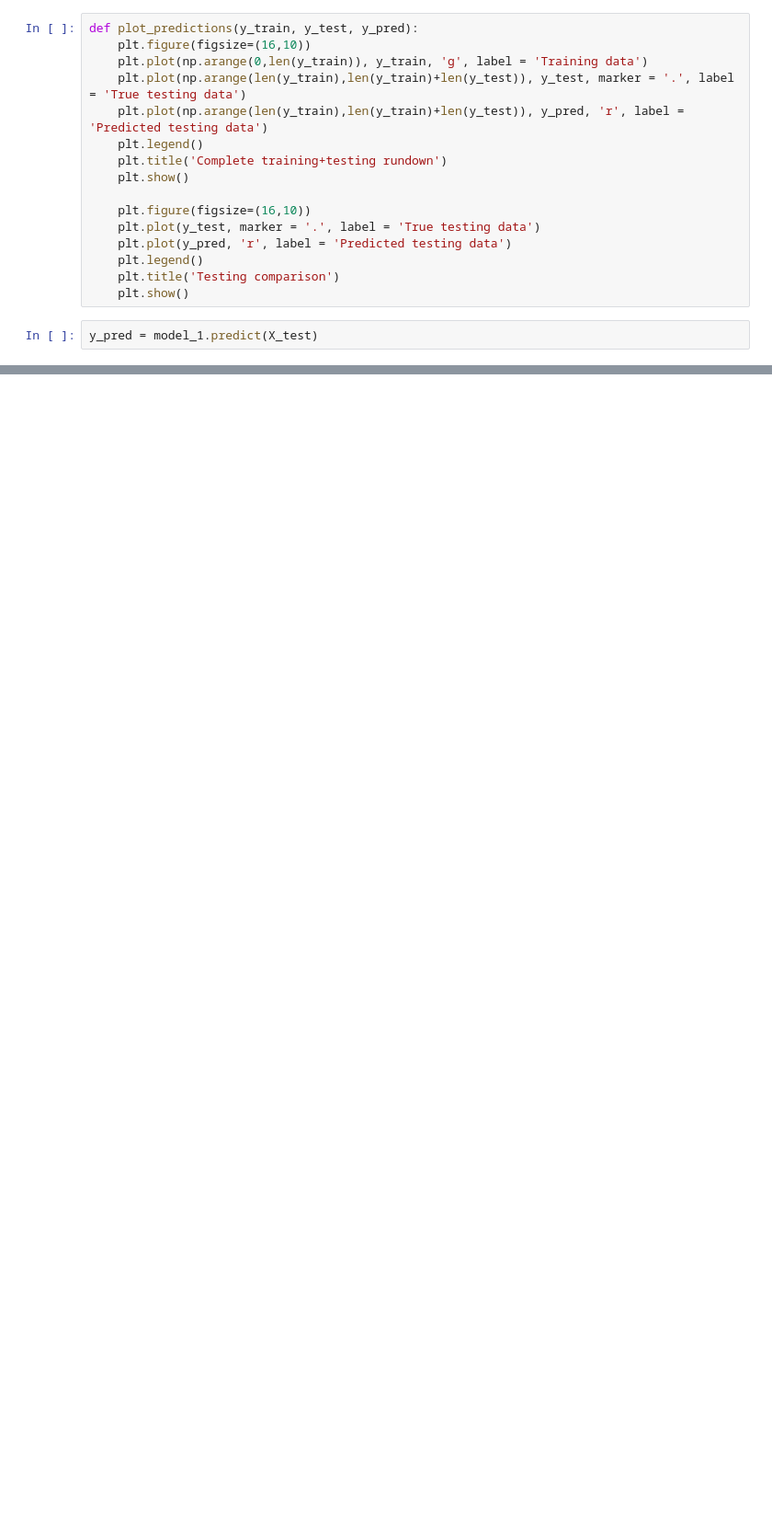
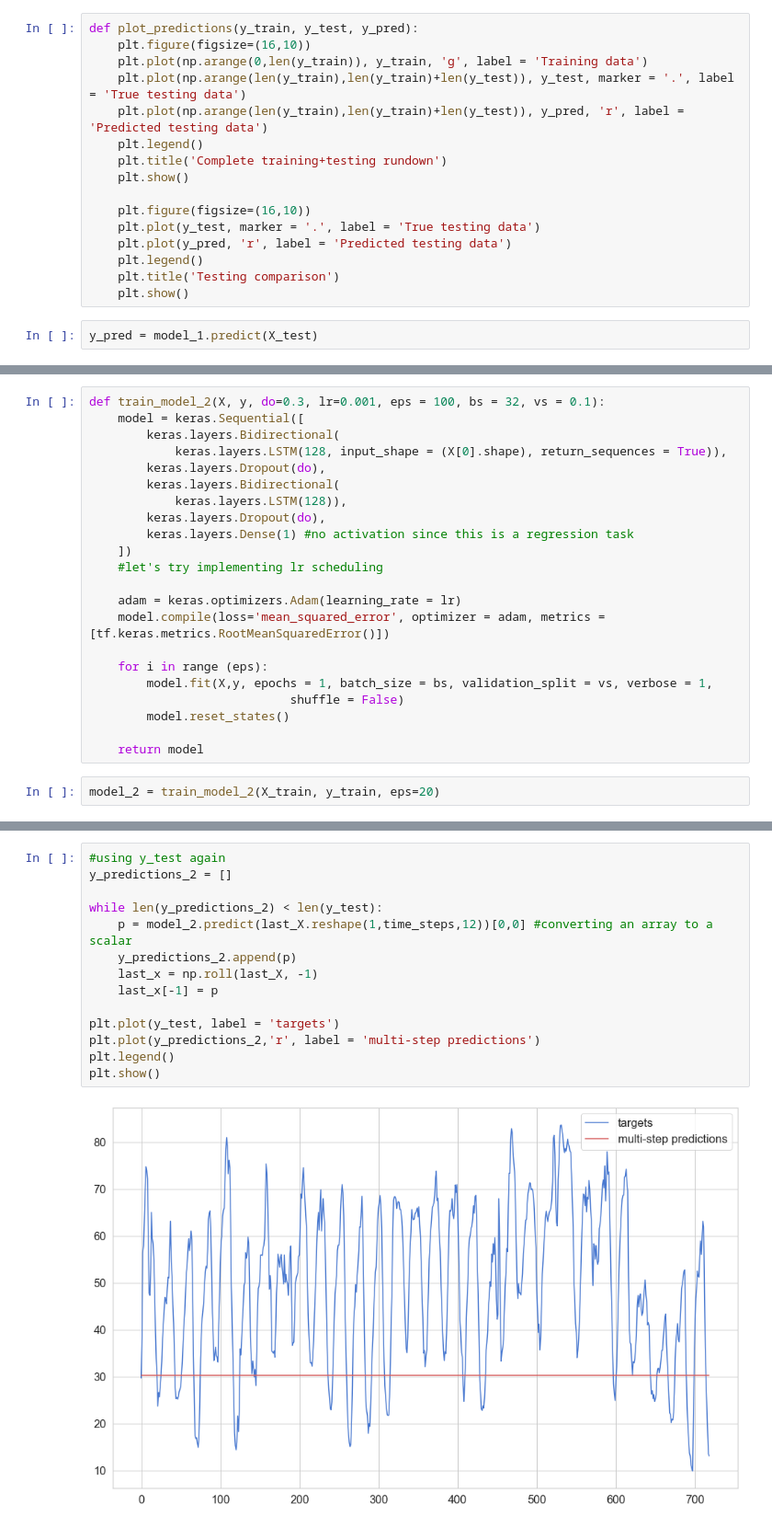
Before and after one commit to ToVic/ML_learning_projects, a Jupyter notebook: Air_quality_LSTM/AQ_modelling.ipynb, the cells around one changed output, grey strips where cells are left out. Shown at 92% size. Cells and saved outputs as stored; diff of their text form; blank space fills up the shorter version.

```diff
--- a/Air_quality_LSTM/AQ_modelling.ipynb
+++ b/Air_quality_LSTM/AQ_modelling.ipynb
@@ -325,0 +380,24 @@ plot_predictions(y_train, y_test, y_pred)
+# %%
+def train_model_2(X, y, do=0.3, lr=0.001, eps = 100, bs = 32, vs = 0.1):
+    model = keras.Sequential([
+        keras.layers.Bidirectional(
+            keras.layers.LSTM(128, input_shape = (X[0].shape), return_sequences = True)),
+        keras.layers.Dropout(do),
+        keras.layers.Bidirectional(
+            keras.layers.LSTM(128)),
+        keras.layers.Dropout(do),
+        keras.layers.Dense(1) #no activation since this is a regression task
+    ])
+    #let's try implementing lr scheduling
+
+    adam = keras.optimizers.Adam(learning_rate = lr)
+    model.compile(loss='mean_squared_error', optimizer = adam, metrics = [tf.keras.metrics.RootMeanSquaredError()])
+
+    for i in range (eps):
+        model.fit(X,y, epochs = 1, batch_size = bs, validation_split = vs, verbose = 1,
+                            shuffle = False)
+        model.reset_states()
+
+    return model
+# %%
+model_2 = train_model_2(X_train, y_train, eps=20)
@@ -326,3 +425,19 @@ plot_predictions(y_train, y_test, y_pred)
+# %%
+#using y_test again
+y_predictions_2 = []
+
+while len(y_predictions_2) < len(y_test):
+    p = model_2.predict(last_X.reshape(1,time_steps,12))[0,0] #converting an array to a scalar
+    y_predictions_2.append(p)
+    last_x = np.roll(last_X, -1)
+    last_x[-1] = p
+
+plt.plot(y_test, label = 'targets')
+plt.plot(y_predictions_2,'r', label = 'multi-step predictions')
+plt.legend()
+plt.show()
+# %% [output]
+[figure, added]
 # %% [markdown]
 # CONCLUSION
 
```
Also changed, not shown: parts of 14 cells of this notebook.
